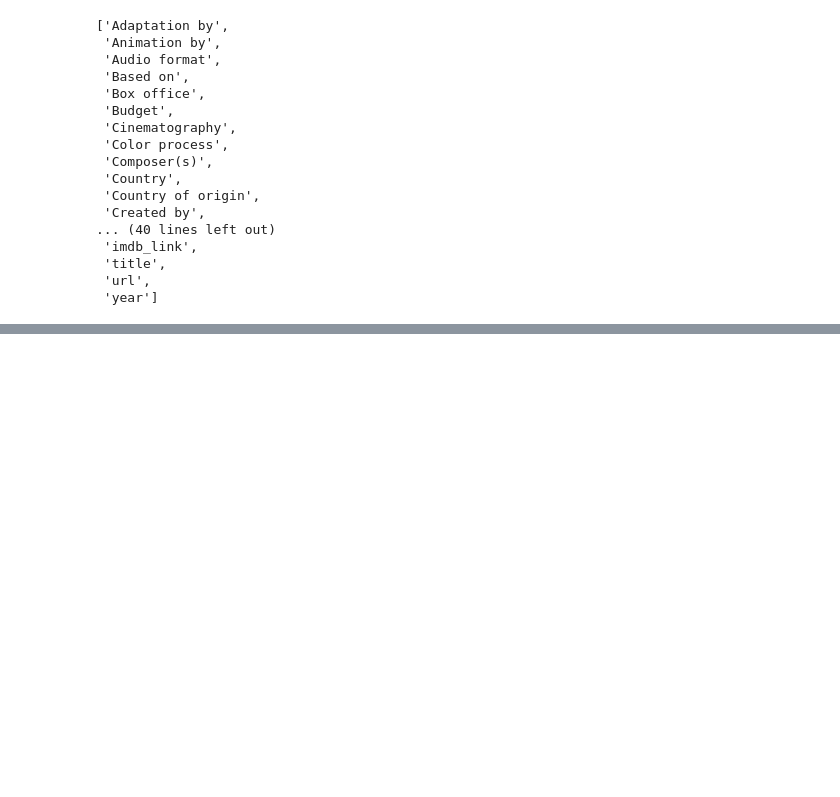
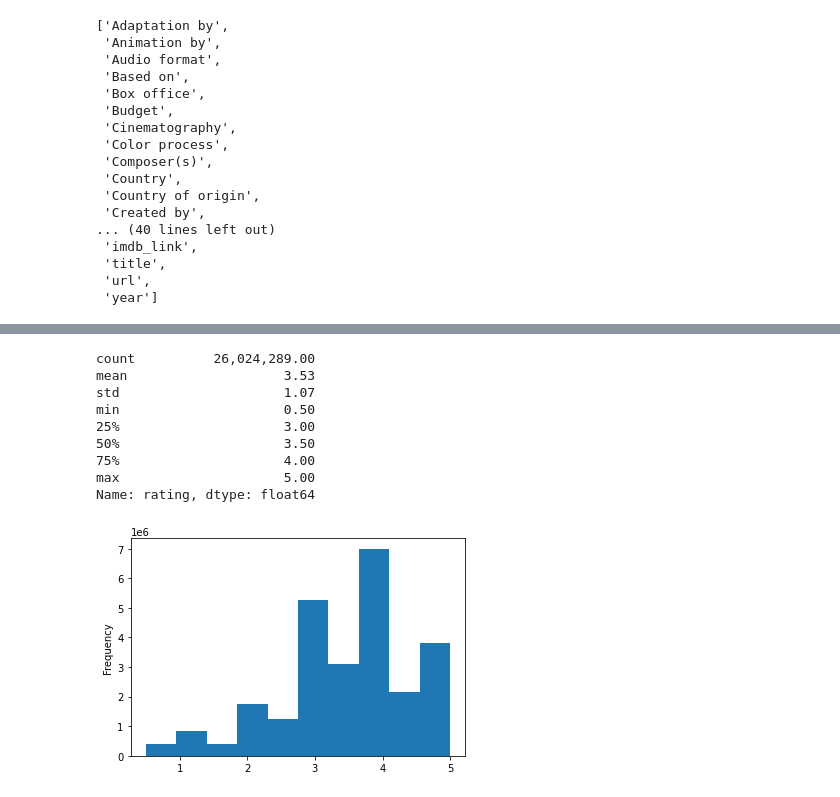
Before and after one commit to squiresstewart/Movies-ETL, a Jupyter notebook: Untitled.ipynb, the cells around one changed output, grey strips where cells are left out. Drawn from its saved outputs; the diff is of its cells as text; code cells hidden in the pictures; blank space fills up the shorter version.

```diff
--- a/Untitled.ipynb
+++ b/Untitled.ipynb
@@ -480,0 +1210,21 @@ wiki_movies_df.head()
+# %%
+# look at the statistics of the actual ratings and see if there are any glaring errors.
+# A quick, easy way to do this is to look at a histogram of the rating distributions,
+# and then use the describe() method to print out some stats on central tendency and spread.
+#  hitsogram bar chart that plots data frequency
+
+
+pd.options.display.float_format = '{:20,.2f}'.format
+ratings['rating'].plot(kind='hist')
+ratings['rating'].describe()
+# %% [output]
+count          26,024,289.00
+mean                    3.53
+std                     1.07
+min                     0.50
+25%                     3.00
+50%                     3.50
+75%                     4.00
+max                     5.00
+Name: rating, dtype: float64
+[figure, added]
```
Also changed, not shown: parts of 78 cells of this notebook.
